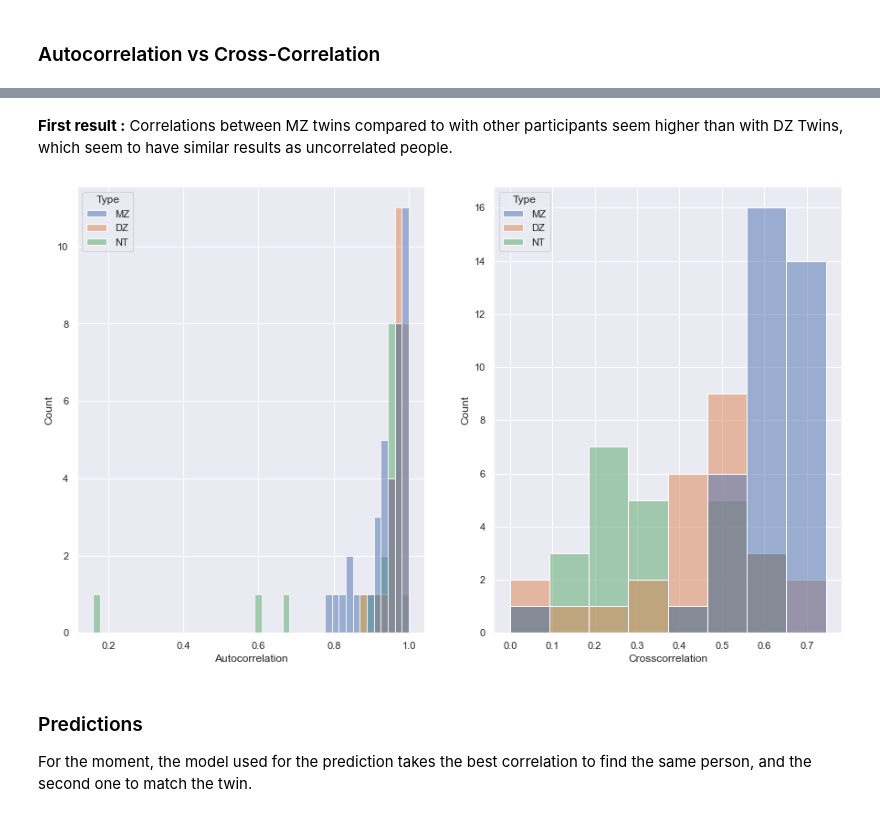
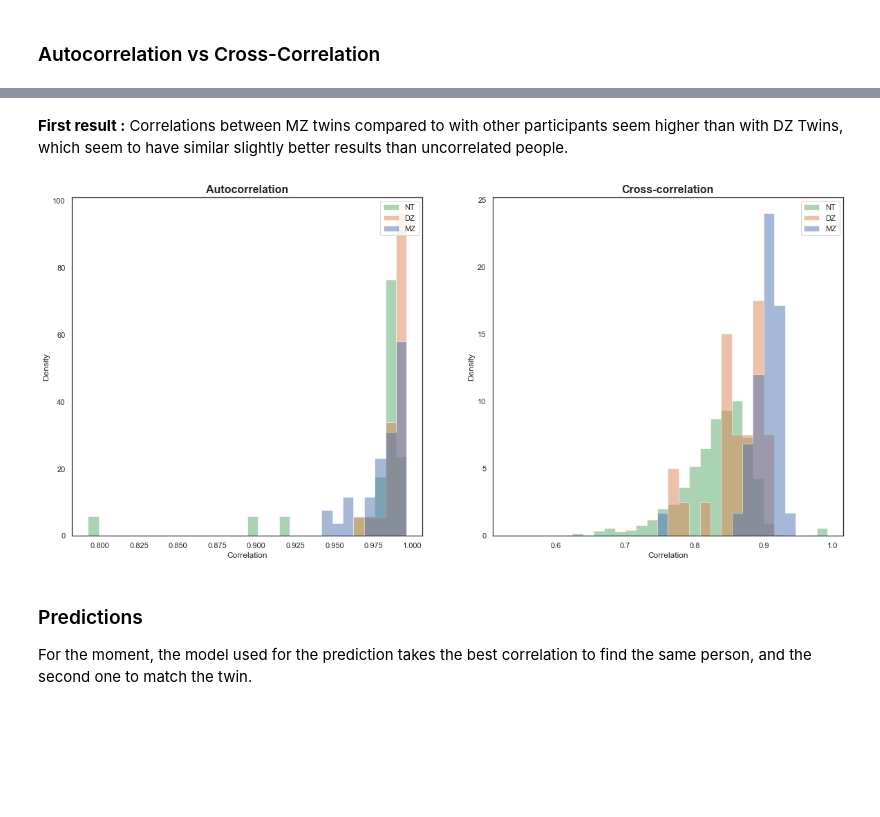
Before and after one commit to Epideixx/Fingerprints_Twins, a Jupyter notebook: PSD_processing.ipynb, the cells around one changed output, grey strips where cells are left out. Drawn from its saved outputs; the diff is of its cells as text; code cells hidden in the pictures; blank space fills up the shorter version.

```diff
--- a/PSD_processing.ipynb
+++ b/PSD_processing.ipynb
@@ -24,7 +24,7 @@ from tqdm import tqdm
 
 # To plot
 import seaborn as sns
-sns.set_theme(style="darkgrid")
+sns.set_theme(style="white")
 from matplotlib import pyplot as plt
 
 # For ML
@@ -186,12 +186,14 @@ def corr_multi_subjects(dataset_1, dataset_2, plot = True):
             corr[i, j] = pearsonr(dataset_1.loc[subj_1], dataset_2.loc[subj_2])[0]
 
     # Convert to Dataframe
-    corr = pd.DataFrame(corr, index = [rename_twins[id] for id in dataset_1.index], columns= [rename_twins[id] for id in dataset_1.index])
+    corr = pd.DataFrame(corr, index = [rename_twins[id] for id in dataset_1.index], columns= [rename_twins[id] for id in dataset_2.index])
 
     # Plot
     if plot :
-        plt.figure(figsize = (15, 9))
-        sns.heatmap(corr)
+        f, ax = plt.subplots(figsize=(11, 9))
+        cmap = sns.color_palette("coolwarm", as_cmap=True)
+        sns.heatmap(corr, cmap=cmap,
+            square=True, linewidths=.7, cbar_kws={"shrink": 1.0, "label": "Correlation"})
         plt.show()
 
     return corr
@@ -310,5 +312,5 @@ mask_NT = [True if subj_id in ids_NT else False for subj_id in record_A.index]
 record_A_NT = record_A[mask_NT].reindex(ids_NT)
 record_B_NT = record_B[mask_NT].reindex(ids_NT)
 
-corr_NT = corr_multi_subjects(record_A_NT, record_B_NT)
+corr_only_NT = corr_multi_subjects(record_A_NT, record_B_NT)
 # %% [output]
@@ -316,57 +318,58 @@ corr_NT = corr_multi_subjects(record_A_NT, record_B_NT)
+# %%
+# Correlations between all unrelated subjects (except one pair of siblings)
+
+mask_NT = [True if subj_id in ids_NT else False for subj_id in record_A.index]
+record_A_NT = record_A[mask_NT].reindex(ids_NT)
+record_B_NT = record_B.copy()
+
+corr_NT = corr_multi_subjects(record_A_NT, record_B_NT, plot = False)
 # %% [markdown]
-**First result :** Correlations between MZ twins compared to with other participants seem higher than with DZ Twins, which seem to have similar results as uncorrelated people.
+**First result :** Correlations between MZ twins compared to with other participants seem higher than with DZ Twins, which seem to have similar slightly better results than uncorrelated people.
 # %%
-def plot_autocorr_vs_crosscorr(corr_MZ, corr_DZ, corr_NT):
+def plot_autocorr_vs_crosscorr(corr_MZ, corr_DZ, corr_NT, corr_only_NT):
     """
     Given the correlation matrices between:
     - MZ twins (ordered by pairs)
     - DZ twins (also ordered by pair)
     - NotTwins,
     it plots the histogram of the autocorrelation and crosscorrelation (twin A with twin B) for each category.
     The cross correlation for NT is just the correlation between two different subjects.
 
     ISSUE : Values being too close for the seaborn plot, correlation scores have to be normalized ...
     """
     # Autocorrelations
     autocorr_MZ = corr_MZ.to_numpy().diagonal()
     autocorr_DZ = corr_DZ.to_numpy().diagonal()
-    autocorr_NT = corr_NT.to_numpy().diagonal()
-
-    autocorr = np.concatenate([autocorr_MZ, autocorr_DZ, autocorr_NT])
+    autocorr_NT = corr_only_NT.to_numpy().diagonal()
 
     # Cross-correlations
     # [i, i+1] because pairs come together
     cross_corr_MZ = np.concatenate([[corr_MZ.to_numpy()[i, i+1], corr_MZ.to_numpy()[i+1, i]] for i in range(0, len(corr_MZ), 2)])
     cross_corr_DZ = np.concatenate([[corr_DZ.to_numpy()[i, i+1], corr_DZ.to_numpy()[i+1, i]] for i in range(0, len(corr_DZ), 2)])
-    cross_corr_NT = np.concatenate([[corr_NT.to_numpy()[i, i+1], corr_NT.to_numpy()[i+1, i]] for i in range(0, len(corr_NT)//2 * 2, 2)])
-    if len(corr_NT) % 2 != 0:
-        cross_corr_NT = np.concatenate([cross_corr_NT, [corr_NT.to_numpy()[-1, -2]]])
-
-    cross_corr = np.concatenate([cross_corr_MZ, cross_corr_DZ, cross_corr_NT])
-
-    # Additional information
-    ids = np.concatenate([ids_MZ, ids_DZ, ids_NT])
-    type = np.concatenate([["MZ"] * len(ids_MZ), ["DZ"] * len(ids_DZ), ["NT"] * len(ids_NT) ])
-
-    # Creation of the dataframe containing all the information
-    df_eval = np.array([autocorr, cross_corr, type]).T
-    df_eval = pd.DataFrame(df_eval, index = ids, columns=["Autocorrelation", "Crosscorrelation", "Type"])
-
-    # PB else seaborn histplot if values are too close ... ==> Normalization
-    scaler = MinMaxScaler()
-    scaler.fit(np.concatenate([df_eval["Autocorrelation"], df_eval["Crosscorrelation"]]).reshape(-1,1))
-    df_eval["Autocorrelation"] = scaler.transform(df_eval["Autocorrelation"].to_numpy().reshape(-1, 1))
-    df_eval["Crosscorrelation"] = scaler.transform(df_eval["Crosscorrelation"].to_numpy().reshape(-1, 1))
+    # For NT, as there are no correlation to find, we can just take the correlation with everyone, as a reference to the other ones
+    cross_corr_NT = np.concatenate([np.concatenate([corr_NT.to_numpy()[i, :i], corr_NT.to_numpy()[i, i+1:]]) for i in range(0, len(corr_NT))])
 
     # Final Plot
-    fig, (ax0, ax1) = plt.subplots(nrows=1, ncols= 2, figsize = (15, 9))
-    sns.histplot(data = df_eval, x = "Autocorrelation", hue = "Type", ax = ax0)
-    sns.histplot(data = df_eval, x = "Crosscorrelation", hue = "Type", ax = ax1)
+    fig, (ax0, ax1) = plt.subplots(nrows=1, ncols= 2, figsize = (20, 9))
+
+    ax0.hist([autocorr_MZ, autocorr_DZ, autocorr_NT], bins=30, alpha = 0.5, label=["MZ", "DZ", "NT"], histtype="stepfilled", density = True)
+    ax0.legend(loc = "upper right")
+    ax0.set_xlabel("Correlation")
+    ax0.set_ylabel("Density")
+    ax0.set_title("Autocorrelation", fontweight = "bold", size = 16)
+
+    ax1.hist([cross_corr_MZ, cross_corr_DZ, cross_corr_NT], bins=30, alpha = 0.5, label=["MZ", "DZ", "NT"], histtype="stepfilled", density = True)
+    ax1.legend(loc = "upper right")
+    ax1.set_xlabel("Correlation")
+    ax1.set_ylabel("Density")
+    ax1.set_title("Cross-correlation", fontweight = "bold", size = 16)
+
+
     plt.show()
 
-plot_autocorr_vs_crosscorr(corr_MZ, corr_DZ, corr_NT)
+plot_autocorr_vs_crosscorr(corr_MZ, corr_DZ, corr_NT, corr_only_NT)
 # %% [output]
-[figure, old version]
+[figure, new version]
 # %% [markdown]
 ### Predictions
 
```
Also changed, not shown: parts of 26 cells of this notebook.
